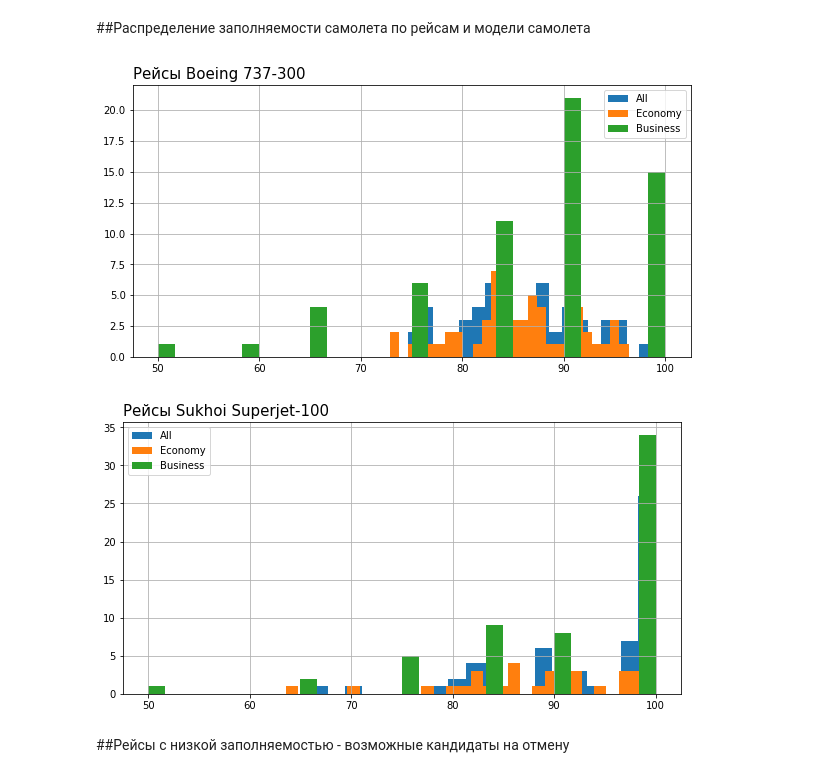
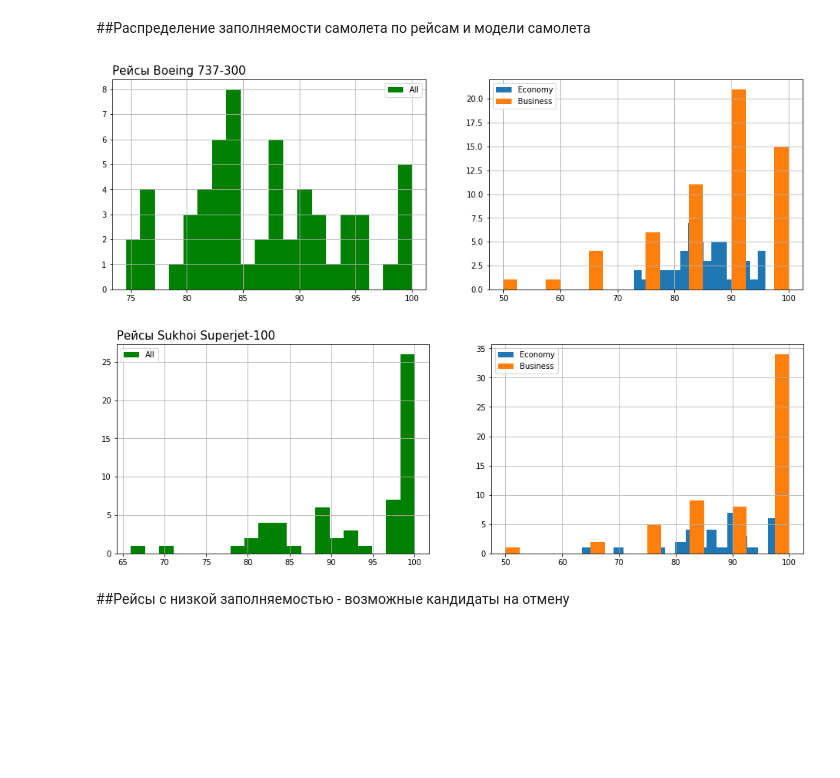
Before and after one commit to akitim/SkillFactory_projects, a Jupyter notebook: Akimkin_Timofey_Проект_4_Авиарейсы_без_потерь_EDA.ipynb, the cells around one changed output. Saved outputs shown, nothing was run; the diff lists cells and outputs as text; code cells hidden in the pictures; blank space fills up the shorter version.

```diff
--- a/Akimkin_Timofey_Проект_4_Авиарейсы_без_потерь_EDA.ipynb
+++ b/Akimkin_Timofey_Проект_4_Авиарейсы_без_потерь_EDA.ipynb
@@ -101,20 +101,25 @@ data.fillna(0, inplace=True) # заполняем отсутствующие д
 # %%
 # вводим столбцы для заполняемости самолета
 data['occupancy_rate'] = data.seats_sold / data.seats_in_a_plane * 100
 data['eco_occupancy_rate'] = data.economy_sold / data.economy_seats_in_a_plane * 100
 data['biz_occupancy_rate'] = data.business_sold / data.business_seats_in_a_plane * 100
 
 for model in data.aircraft_model.unique():
-    plt.figure(figsize = (10, 5))
-    data[(data.aircraft_model == model) & (data.seats_sold != 0)].occupancy_rate.hist(bins=20);
+    plt.rcParams["figure.figsize"] = (16, 5)
+    fig, axs = plt.subplots(1, 2)
+    plt.axes(axs[0])
+    plt.title(f'Рейсы {model}', fontdict = {'fontsize': 15}, loc='left')
+    data[(data.aircraft_model == model) & (data.seats_sold != 0)].occupancy_rate.hist(bins=20, color='green');
+    plt.legend(['All'])
+
+    plt.axes(axs[1])
     for col in ['eco_occupancy_rate', 'biz_occupancy_rate']:
-        data[(data.aircraft_model == model) & (data.seats_sold != 0)][col].hist(bins=30);
-    plt.title(f'Рейсы {model}', fontdict = {'fontsize': 15}, loc='left')
-    plt.legend(['All', 'Economy', 'Business'])
+        data[(data.aircraft_model == model) & (data.seats_sold != 0)][col].hist(bins=20);
+    plt.legend(['Economy', 'Business'])
     plt.show()
 # %% [output]
-[figure, old version]
+[figure, new version]
-[figure, old version]
+[figure, new version]
 # %% [markdown]
 ##Рейсы с низкой заполняемостью - возможные кандидаты на отмену
 # %%
```
